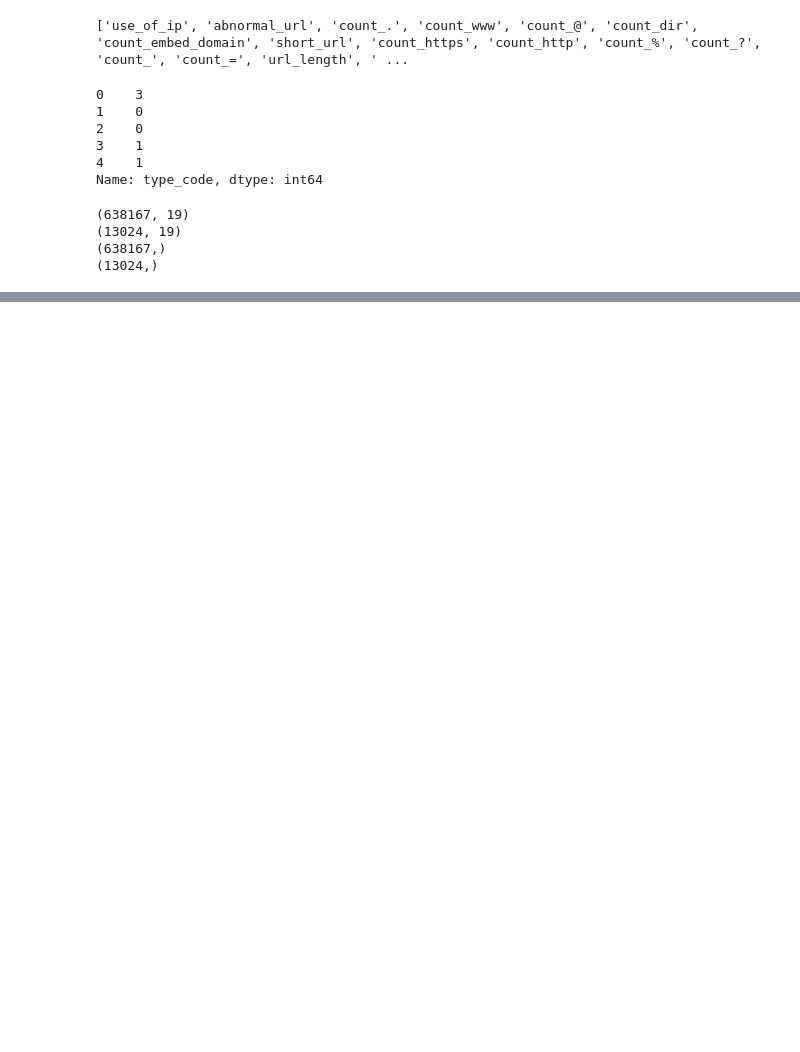
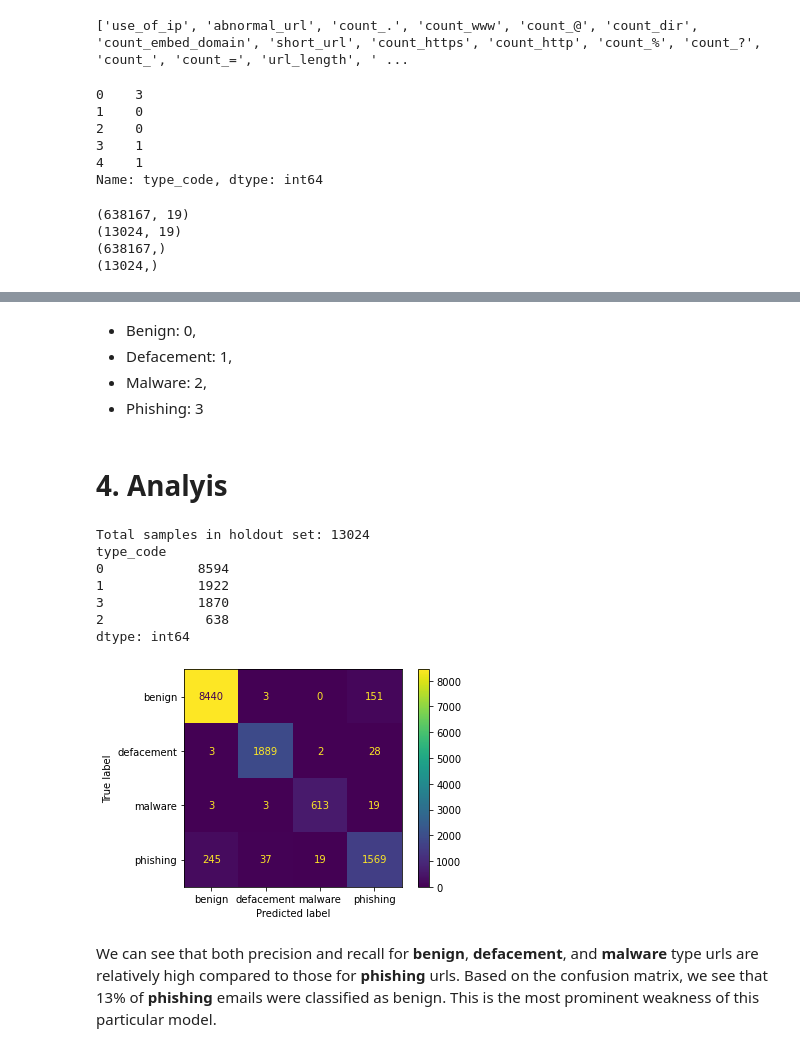
Before and after one commit to AlexYiningLiu/Malicious-URL-Classifier, a Jupyter notebook: src/modelTraining.ipynb, the cells around one changed output, grey strips where cells are left out. Cells and saved outputs as stored; diff of their text form; code cells hidden in the pictures; blank space fills up the shorter version.

Commit message:
Updated training and analysis sections.

```diff
--- a/src/modelTraining.ipynb
+++ b/src/modelTraining.ipynb
@@ -225,0 +243,8 @@ print(metrics['dt'])
+# %%
+# Now train the dataset on the entire training set, and evaluate on the holdout dataset.
+final_dt = DecisionTreeClassifier()
+final_dt.fit(X_tune, y_tune)
+y_pred = final_dt.predict(X_holdout)
+print(classification_report(y_holdout, y_pred))
+score = accuracy_score(y_holdout, y_pred)
+print("accuracy:   %0.3f" % score)
@@ -225,0 +264,23 @@ print(metrics['dt'])
+# %% [markdown]
+- Benign: 0,
+- Defacement: 1,
+- Malware: 2,
+- Phishing: 3
+# %% [markdown]
+# 4. Analyis
+# %%
+print("Total samples in holdout set: {}".format(y_holdout.shape[0]))
+print(y_holdout.to_frame().value_counts())
+plot_confusion_matrix(final_dt, X_holdout, y_holdout, display_labels=['benign', 'defacement', 'malware', 'phishing'])
+plt.show()
+# %% [output]
+Total samples in holdout set: 13024
+type_code
+0            8594
+1            1922
+3            1870
+2             638
+dtype: int64
+[figure, added]
+# %% [markdown]
+We can see that both precision and recall for **benign**, **defacement**, and **malware** type urls are relatively high compared to those for **phishing** urls. Based on the confusion matrix, we see that 13% of **phishing** emails were classified as benign. This is the most prominent weakness of this particular model.
```
Also changed, not shown: parts of 16 cells of this notebook.
